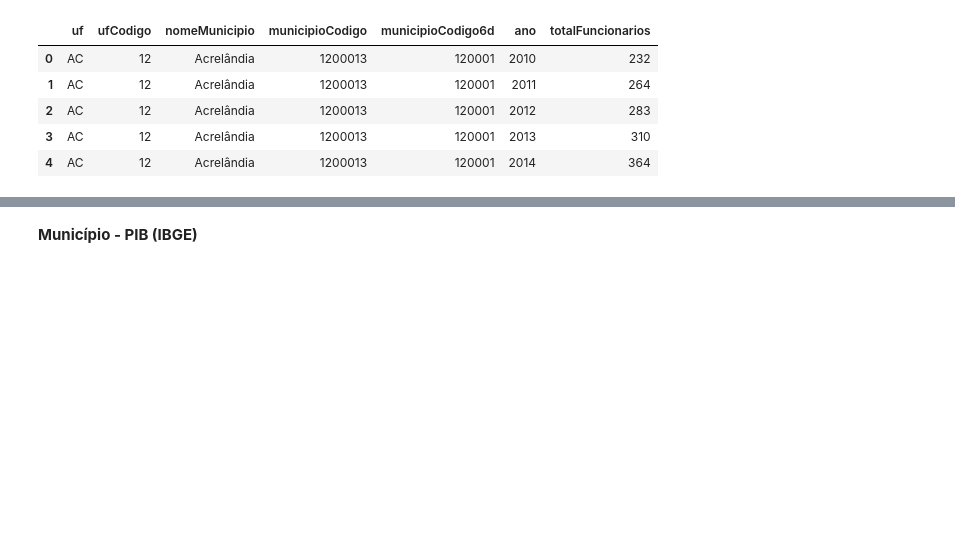
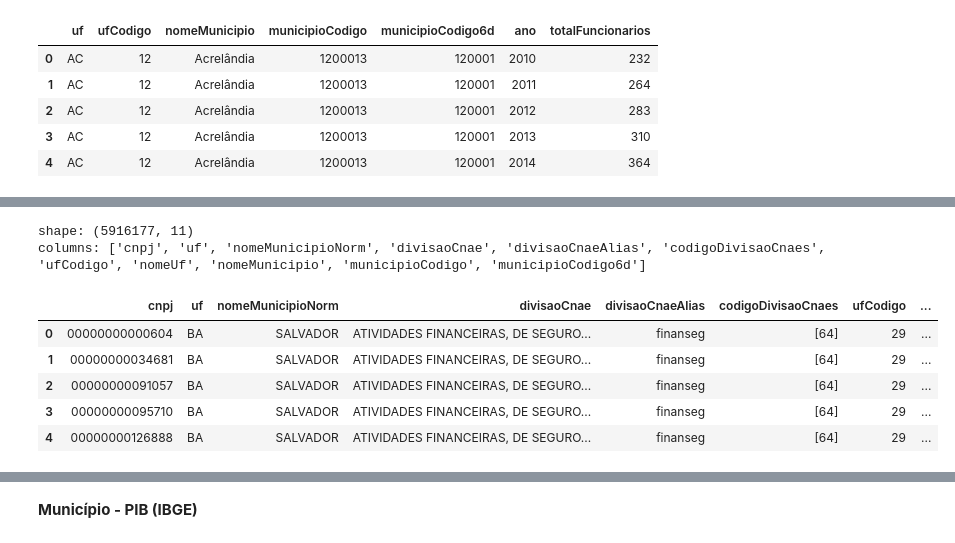
Before and after one commit to dunfrey/BCG-GAMMA-Challenge-2021, a Jupyter notebook: notebooks/1.1_data_ingesting.ipynb, the cells around one changed output, grey strips where cells are left out. Cells and saved outputs as stored; diff of their text form; code cells hidden in the pictures; blank space fills up the shorter version.

```diff
--- a/notebooks/1.1_data_ingesting.ipynb
+++ b/notebooks/1.1_data_ingesting.ipynb
@@ -120,0 +270,29 @@ columns: ['codigoCnae', 'descricaoCnae']
+# %%
+# mapeamento de CNAEs para divisoes
+
+rfb_cnpj_cnaes_divisao = rfb_cnpj_cnaes[['cnpj', 'enderecoUf', 'enderecoMunicipio', 'cnaes']]
+rfb_cnpj_cnaes_divisao = rfb_cnpj_cnaes_divisao.explode('cnaes')
+rfb_cnpj_cnaes_divisao['cnaes'] = rfb_cnpj_cnaes_divisao['cnaes'].str.slice(0,2)
+rfb_cnpj_cnaes_divisao = rfb_cnpj_cnaes_divisao.drop_duplicates()
+rfb_cnpj_cnaes_divisao = rfb_cnpj_cnaes_divisao.rename(columns={'cnaes': 'codigoDivisaoCnae'})
+rfb_cnpj_cnaes_divisao = rfb_cnpj_cnaes_divisao.merge(rfb_cnae_divisao, on=['codigoDivisaoCnae'])
+
+rfb_cnpj_cnaes_divisao = (
+    rfb_cnpj_cnaes_divisao
+    .groupby(['cnpj', 'enderecoUf', 'enderecoMunicipio', 'divisaoCnae', 'divisaoCnaeAlias'])
+    .agg(codigoDivisaoCnaes=('codigoDivisaoCnae', list))
+    .reset_index()
+    .rename(columns={'enderecoUf': 'uf', 'enderecoMunicipio': 'nomeMunicipioNorm'})
+    .merge(ibge_municipio, on=['uf', 'nomeMunicipioNorm'])
+)
+
+inspect(rfb_cnpj_cnaes_divisao);
+# %% [output]
+shape: (5916177, 11)
+columns: ['cnpj', 'uf', 'nomeMunicipioNorm', 'divisaoCnae', 'divisaoCnaeAlias', 'codigoDivisaoCnaes', 'ufCodigo', 'nomeUf', 'nomeMunicipio', 'municipioCodigo', 'municipioCodigo6d']
+|  | cnpj | uf | nomeMunicipioNorm | divisaoCnae | divisaoCnaeAlias | codigoDivisaoCnaes | ufCodigo | ... |
+| 0 | 00000000000604 | BA | SALVADOR | ATIVIDADES FINANCEIRAS, DE SEGURO... | finanseg | [64] | 29 | ... |
+| 1 | 00000000034681 | BA | SALVADOR | ATIVIDADES FINANCEIRAS, DE SEGURO... | finanseg | [64] | 29 | ... |
+| 2 | 00000000091057 | BA | SALVADOR | ATIVIDADES FINANCEIRAS, DE SEGURO... | finanseg | [64] | 29 | ... |
+| 3 | 00000000095710 | BA | SALVADOR | ATIVIDADES FINANCEIRAS, DE SEGURO... | finanseg | [64] | 29 | ... |
+| 4 | 00000000126888 | BA | SALVADOR | ATIVIDADES FINANCEIRAS, DE SEGURO... | finanseg | [64] | 29 | ... |
```
Also changed, not shown: parts of 17 cells of this notebook, 4 other files.
